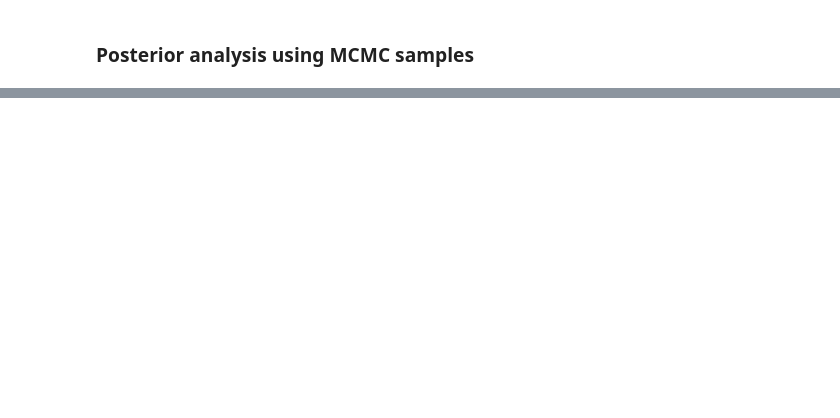
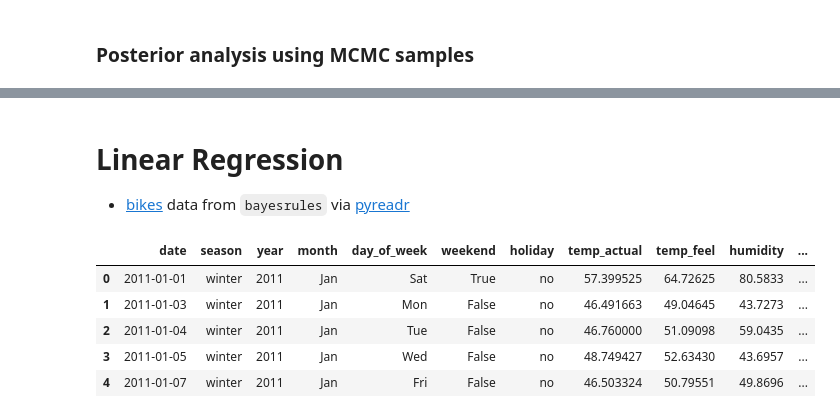
Before and after one commit to libertininick/bayesian-stats, a Jupyter notebook: notebooks/mcmc.ipynb, the cells around one changed output, grey strips where cells are left out. Cells and saved outputs as stored; diff of their text form; code cells hidden in the pictures; blank space fills up the shorter version.

Commit message:
Add linear regression example

```diff
--- a/notebooks/mcmc.ipynb
+++ b/notebooks/mcmc.ipynb
@@ -220,0 +230,16 @@ ax.legend();
+# %% [markdown]
+# Linear Regression
+
+- [bikes](https://github.com/bayes-rules/bayesrules/blob/master/data/bikes.rda) data from `bayesrules` via [pyreadr](https://pypi.org/project/pyreadr/)
+# %%
+env_config = dotenv_values()
+data_dir = Path(env_config["DATA_DIR"])
+data = pd.read_csv(data_dir / "bikes.csv")
+data.head()
+# %% [output]
+|  | date | season | year | month | day_of_week | weekend | holiday | temp_actual | temp_feel | humidity | ... |
+| 0 | 2011-01-01 | winter | 2011 | Jan | Sat | True | no | 57.399525 | 64.72625 | 80.5833 | ... |
+| 1 | 2011-01-03 | winter | 2011 | Jan | Mon | False | no | 46.491663 | 49.04645 | 43.7273 | ... |
+| 2 | 2011-01-04 | winter | 2011 | Jan | Tue | False | no | 46.760000 | 51.09098 | 59.0435 | ... |
+| 3 | 2011-01-05 | winter | 2011 | Jan | Wed | False | no | 48.749427 | 52.63430 | 43.6957 | ... |
+| 4 | 2011-01-07 | winter | 2011 | Jan | Fri | False | no | 46.503324 | 50.79551 | 49.8696 | ... |
```
Also changed, not shown: parts of 14 cells of this notebook, 1 other file.
